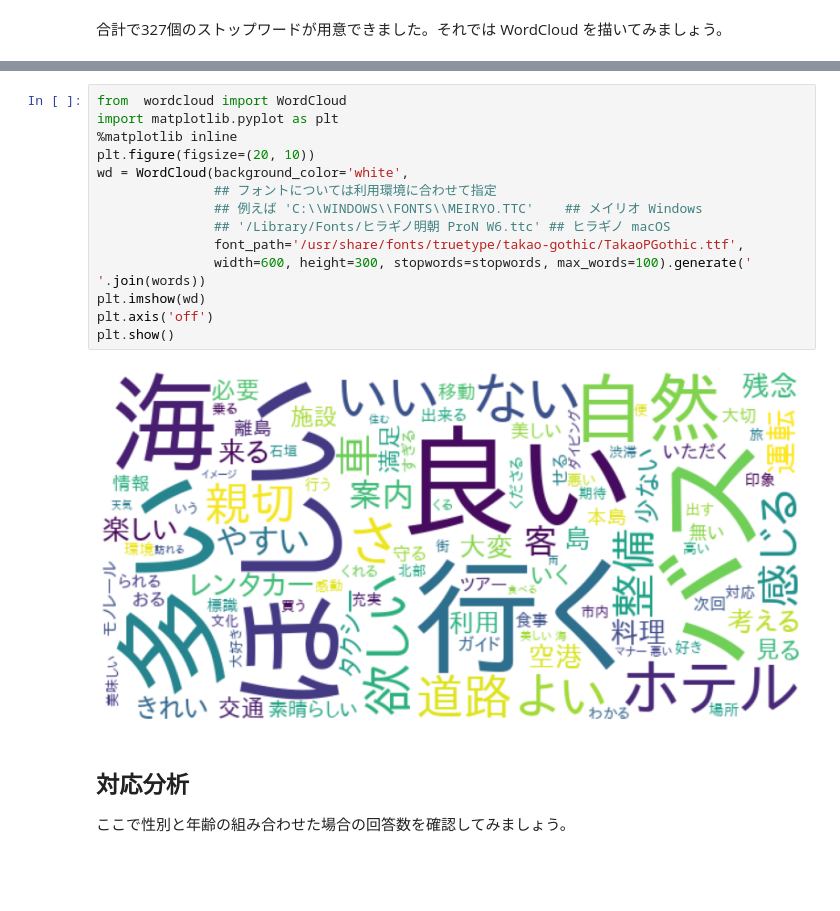
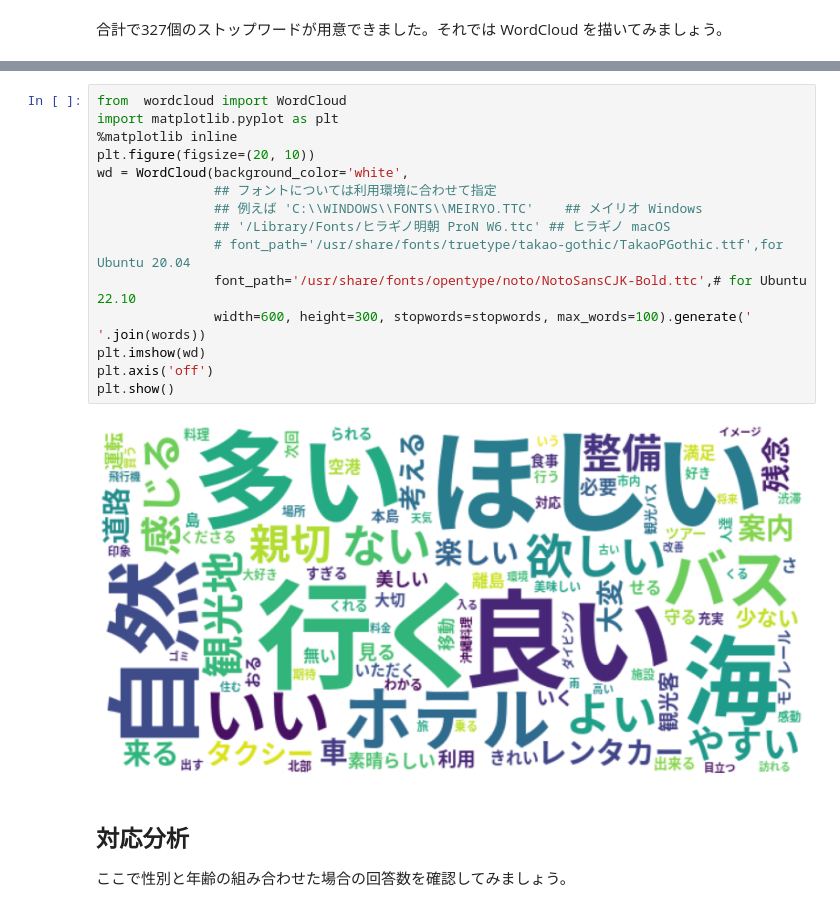
Before and after one commit to IshidaMotohiro/python_de_textmining, a Jupyter notebook: Chapter08_case_study1.ipynb, the cells around one changed output, grey strips where cells are left out. Cells and saved outputs as stored; diff of their text form; blank space fills up the shorter version.

```diff
--- a/Chapter08_case_study1.ipynb
+++ b/Chapter08_case_study1.ipynb
@@ -299,19 +319,20 @@ len(stopwords)
 # %%
 from  wordcloud import WordCloud
 import matplotlib.pyplot as plt
 %matplotlib inline
 plt.figure(figsize=(20, 10))
 wd = WordCloud(background_color='white',
                ## フォントについては利用環境に合わせて指定
                ## 例えば 'C:\\WINDOWS\\FONTS\\MEIRYO.TTC'    ## メイリオ Windows
                ## '/Library/Fonts/ヒラギノ明朝 ProN W6.ttc' ## ヒラギノ macOS
-               font_path='/usr/share/fonts/truetype/takao-gothic/TakaoPGothic.ttf',
+               # font_path='/usr/share/fonts/truetype/takao-gothic/TakaoPGothic.ttf',for  Ubuntu 20.04
+               font_path='/usr/share/fonts/opentype/noto/NotoSansCJK-Bold.ttc',# for Ubuntu 22.10
                width=600, height=300, stopwords=stopwords, max_words=100).generate(' '.join(words))
 plt.imshow(wd)
 plt.axis('off')
 plt.show()
 # %% [output]
-[figure, old version]
+[figure, new version]
 # %% [markdown]
 
 
```
Also changed, not shown: parts of 8 cells of this notebook, 2 other files.
